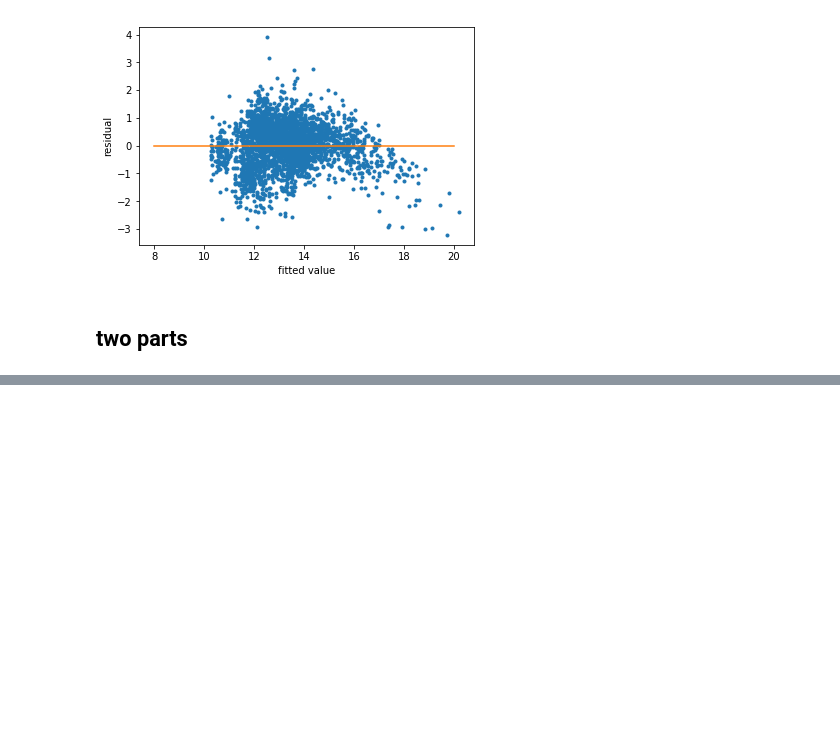
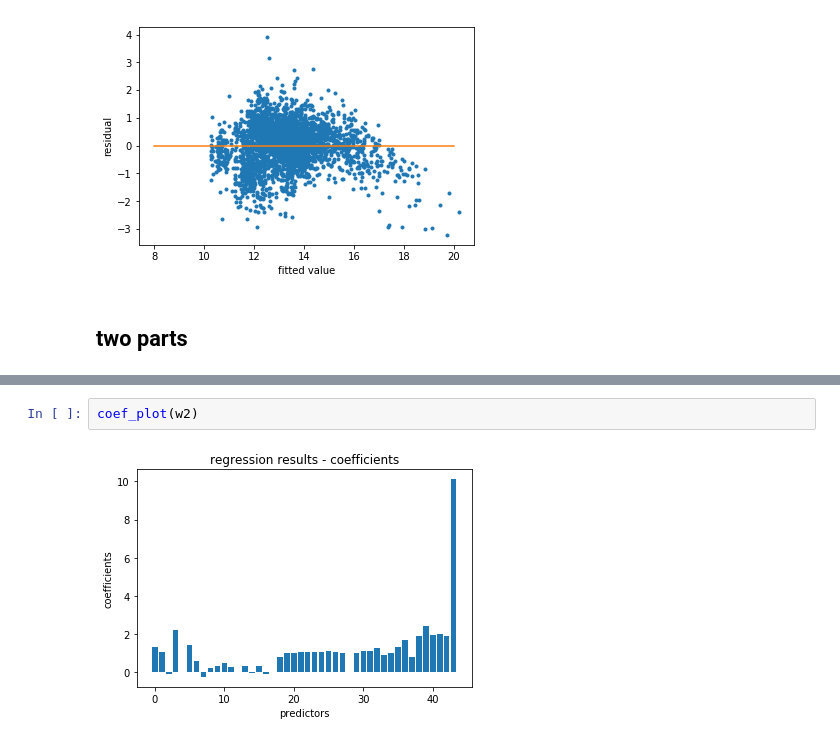
Before and after one commit to dancyfang/OR4741_Airbnb, a Jupyter notebook: analysis/regression.ipynb, the cells around one changed output, grey strips where cells are left out. Cells and saved outputs as stored; diff of their text form; blank space fills up the shorter version.

```diff
--- a/analysis/regression.ipynb
+++ b/analysis/regression.ipynb
@@ -634,0 +647,4 @@ residual_plot(np.hstack((Y_test1,Y_test2)),np.hstack((Y_test1_pred,Y_test2_pred)
+# %%
+coef_plot(w2)
+# %% [output]
+[figure, added]
```
Also changed, not shown: parts of 8 cells of this notebook.
